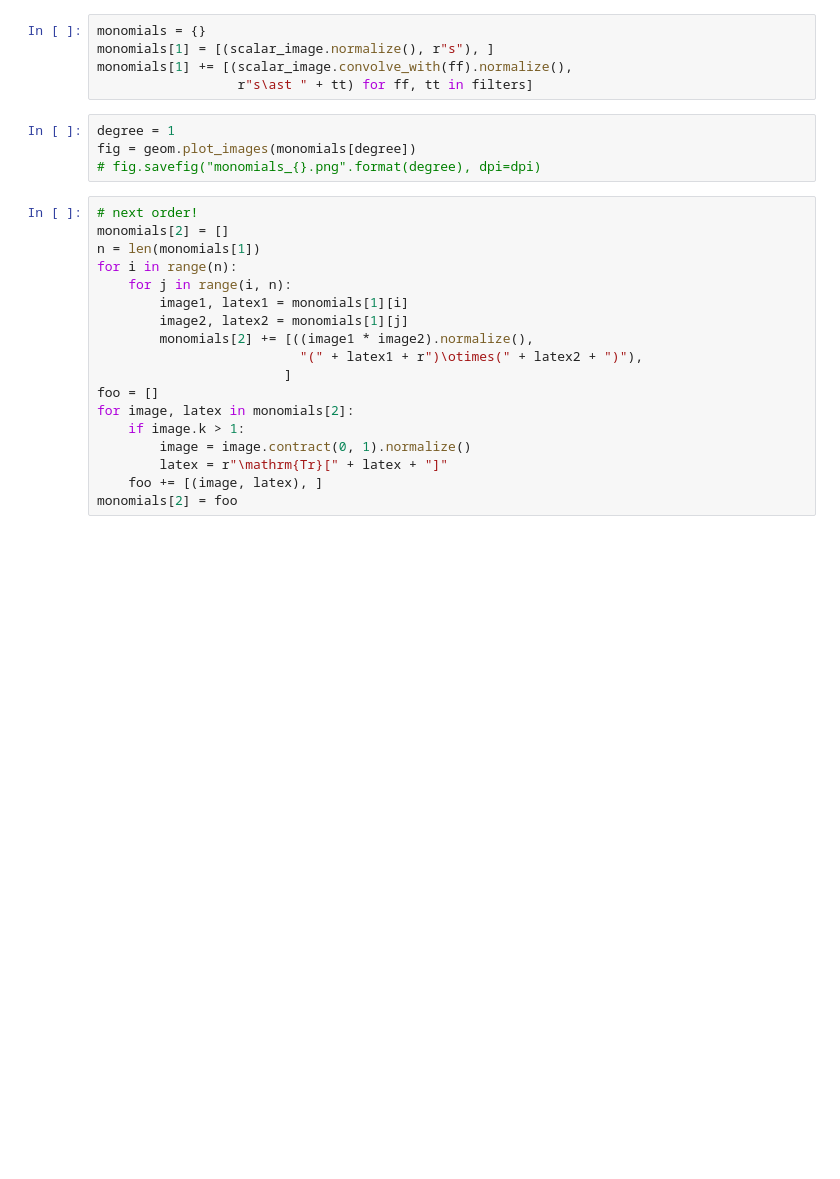
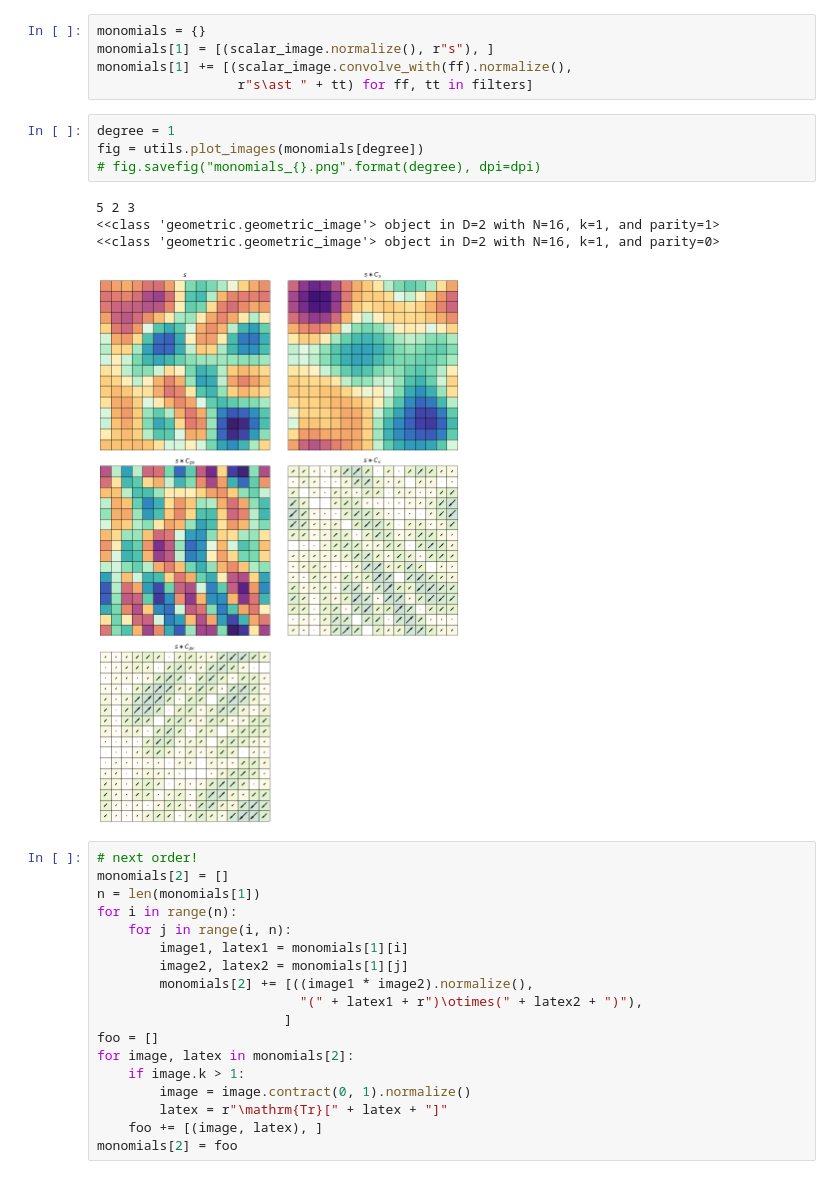
Before and after one commit to WilsonGregory/ginjax, a Jupyter notebook: notebooks/make_figures_for_paper.ipynb, the cells around one changed output. Saved outputs shown, nothing was run; the diff lists cells and outputs as text; blank space fills up the shorter version.

```diff
--- a/notebooks/make_figures_for_paper.ipynb
+++ b/notebooks/make_figures_for_paper.ipynb
@@ -96,8 +83,13 @@ monomials[1] += [(scalar_image.convolve_with(ff).normalize(),
                   r"s\ast " + tt) for ff, tt in filters]
 # %%
 degree = 1
-fig = geom.plot_images(monomials[degree])
+fig = utils.plot_images(monomials[degree])
 # fig.savefig("monomials_{}.png".format(degree), dpi=dpi)
+# %% [output]
+5 2 3
+<<class 'geometric.geometric_image'> object in D=2 with N=16, k=1, and parity=1>
+<<class 'geometric.geometric_image'> object in D=2 with N=16, k=1, and parity=0>
+[figure, added]
 # %%
 # next order!
 monomials[2] = []
```
Also changed, not shown: parts of 7 cells of this notebook, 4 other files.
